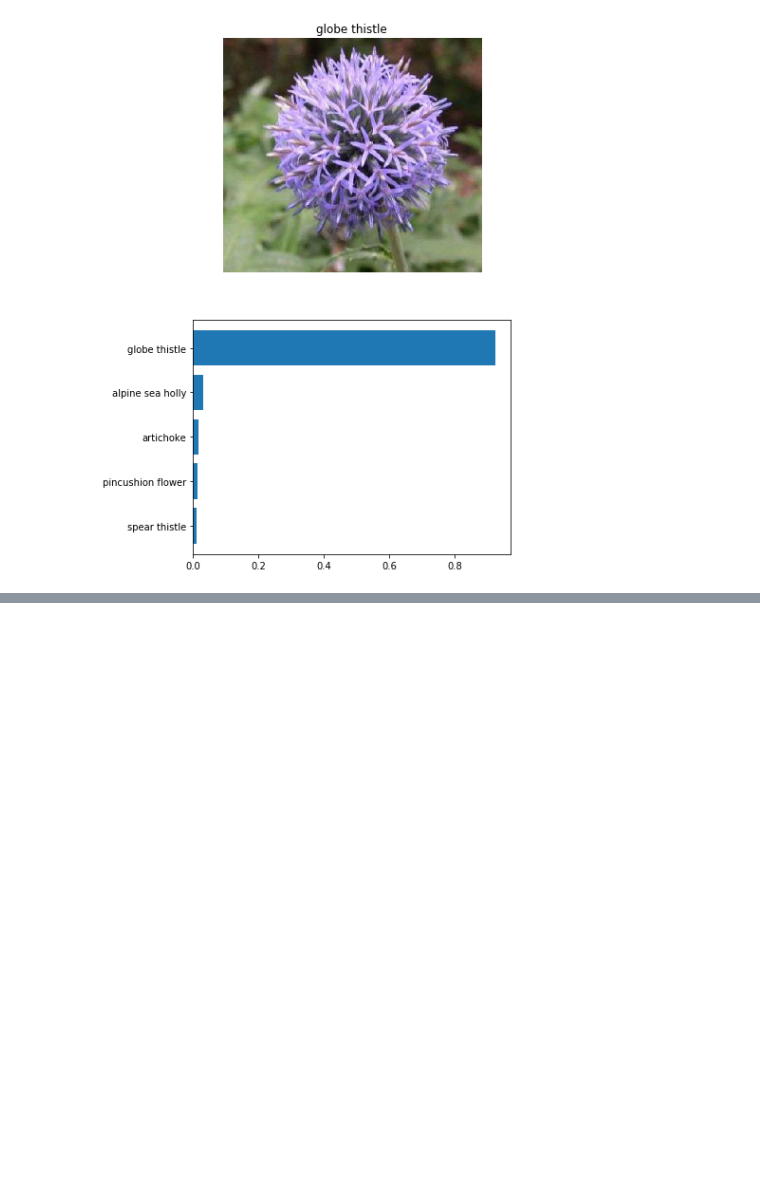
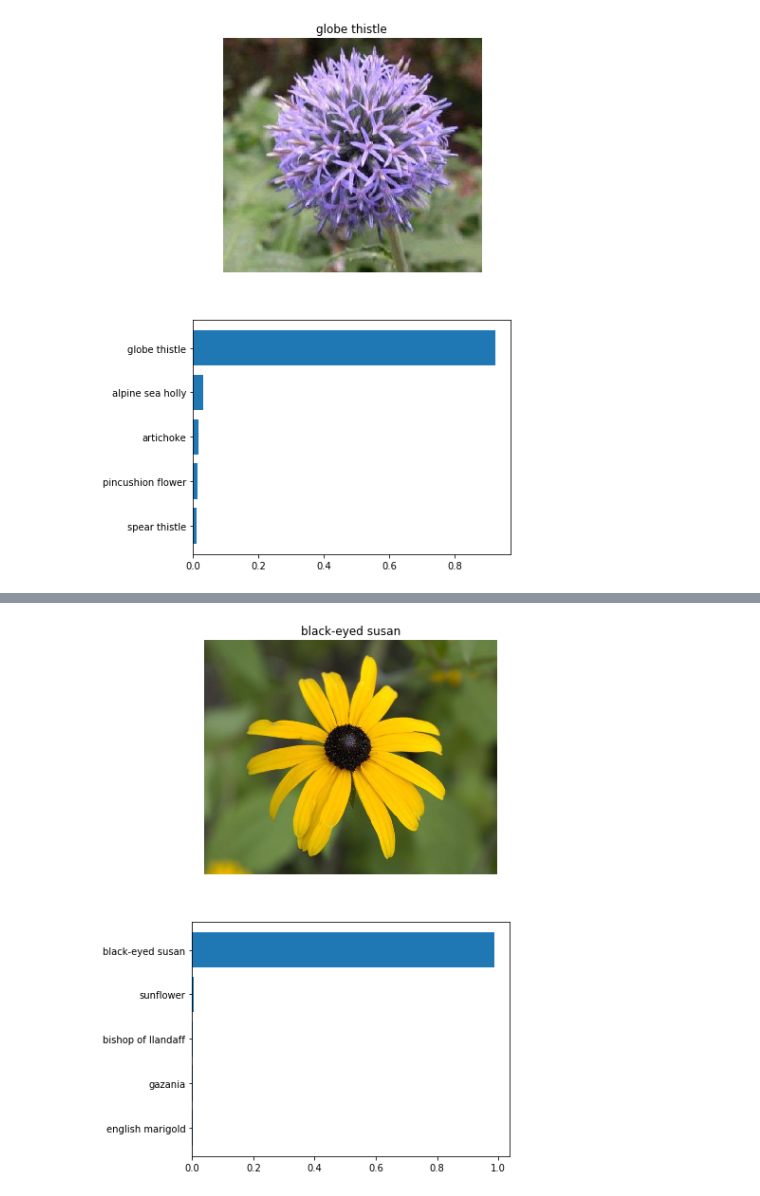
Before and after one commit to theonlyNischal/Image-Clasifier-Project, a Jupyter notebook: Untitled.ipynb, the cells around one changed output, grey strips where cells are left out. Drawn from its saved outputs; the diff is of its cells as text; code cells hidden in the pictures; blank space fills up the shorter version.

```diff
--- a/Untitled.ipynb
+++ b/Untitled.ipynb
@@ -444,0 +453,6 @@ As you can see, our model correctly predicts that the image is globe thistle.
+# %%
+img = 'flower_data/valid/63/image_05853.jpg'
+p, c = predict(img, loaded_model)
+view_classify(img, p, c, cat_to_name)
+# %% [output]
+[figure, added]
```
Also changed, not shown: parts of 6 cells of this notebook.
